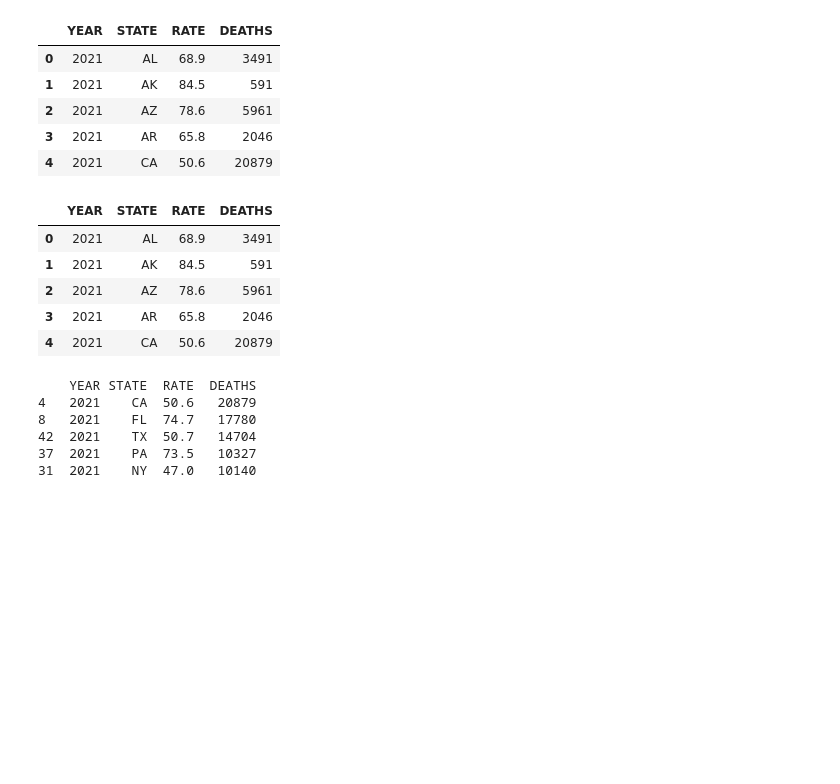
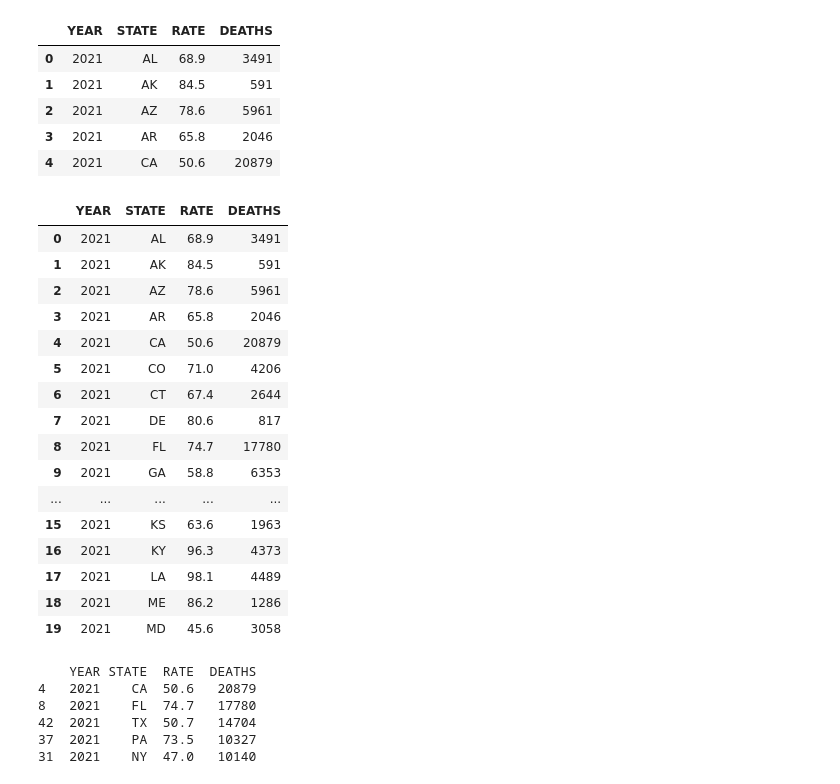
Before and after one commit to AdalbertPayan/project, a Jupyter notebook: accident.ipynb, the cells around one changed output. Drawn from its saved outputs; the diff is of its cells as text; code cells hidden in the pictures; blank space fills up the shorter version.

```diff
--- a/accident.ipynb
+++ b/accident.ipynb
@@ -51,14 +52,25 @@ accident_data_df.head()
 # %%
 # delete all years in YEARS column except year 2021
 accident_data_df = accident_data_df[accident_data_df['YEAR'].isin([2021])]
-accident_data_df.head()
+accident_data_df.head(20)
 # %% [output]
 |  | YEAR | STATE | RATE | DEATHS |
 | 0 | 2021 | AL | 68.9 | 3491 |
 | 1 | 2021 | AK | 84.5 | 591 |
 | 2 | 2021 | AZ | 78.6 | 5961 |
 | 3 | 2021 | AR | 65.8 | 2046 |
 | 4 | 2021 | CA | 50.6 | 20879 |
+| 5 | 2021 | CO | 71.0 | 4206 |
+| 6 | 2021 | CT | 67.4 | 2644 |
+| 7 | 2021 | DE | 80.6 | 817 |
+| 8 | 2021 | FL | 74.7 | 17780 |
+| 9 | 2021 | GA | 58.8 | 6353 |
+| ... | ... | ... | ... | ... |
+| 15 | 2021 | KS | 63.6 | 1963 |
+| 16 | 2021 | KY | 96.3 | 4373 |
+| 17 | 2021 | LA | 98.1 | 4489 |
+| 18 | 2021 | ME | 86.2 | 1286 |
+| 19 | 2021 | MD | 45.6 | 3058 |
 # %%
 # display the DEATHS column with highest values first
 #sorted_deaths_df = accident_data_df.sort_values(by='DEATHS', ascending=False)
```
Also changed, not shown: parts of 17 cells of this notebook, 4 other files.
